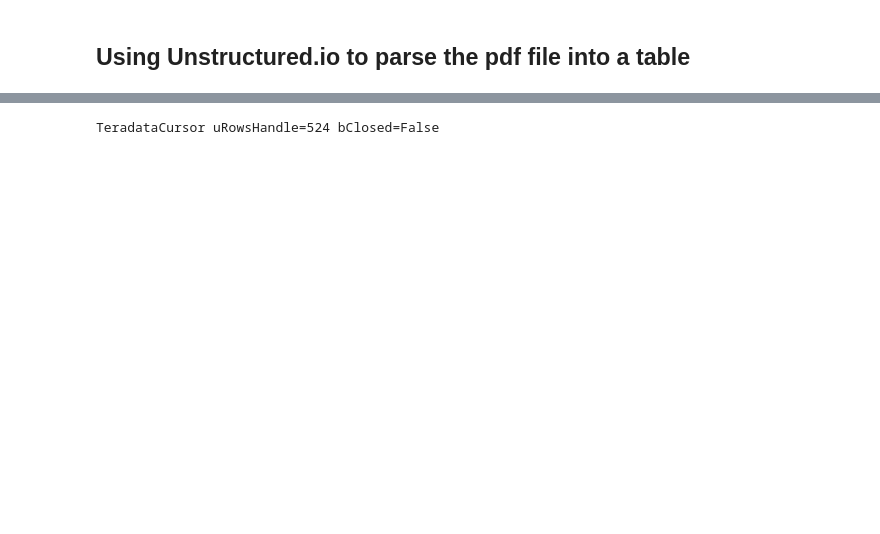
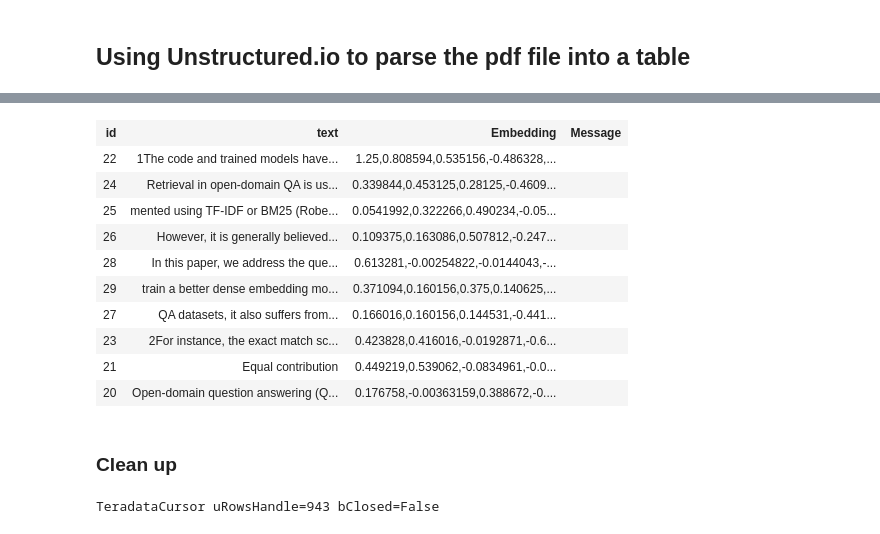
Before and after one commit to Teradata/vector-store-examples, a Jupyter notebook: Vector_Store_Enablement_SQL/Building_Vectors_from_PDFs.ipynb, the cells around one changed output, grey strips where cells are left out. Saved outputs shown, nothing was run; the diff lists cells and outputs as text; code cells hidden in the pictures; blank space fills up the shorter version.

```diff
--- a/Vector_Store_Enablement_SQL/Building_Vectors_from_PDFs.ipynb
+++ b/Vector_Store_Enablement_SQL/Building_Vectors_from_PDFs.ipynb
@@ -143,0 +159,5 @@ TeradataCursor uRowsHandle=727 bClosed=False
+# %%
+#View text and embeddings
+df_embeddings = DataFrame.from_query("SELECT * FROM pdf_embeddings WHERE id >= 20;")
+df_embeddings.head(10)
+# %% [output]
@@ -144,7 +165,23 @@ TeradataCursor uRowsHandle=727 bClosed=False
+| id | text | Embedding | Message |
+| 22 | 1The code and trained models have... | 1.25,0.808594,0.535156,-0.486328,... |  |
+| 24 | Retrieval in open-domain QA is us... | 0.339844,0.453125,0.28125,-0.4609... |  |
+| 25 | mented using TF-IDF or BM25 (Robe... | 0.0541992,0.322266,0.490234,-0.05... |  |
+| 26 | However, it is generally believed... | 0.109375,0.163086,0.507812,-0.247... |  |
+| 28 | In this paper, we address the que... | 0.613281,-0.00254822,-0.0144043,-... |  |
+| 29 | train a better dense embedding mo... | 0.371094,0.160156,0.375,0.140625,... |  |
+| 27 | QA datasets, it also suffers from... | 0.166016,0.160156,0.144531,-0.441... |  |
+| 23 | 2For instance, the exact match sc... | 0.423828,0.416016,-0.0192871,-0.6... |  |
+| 21 | Equal contribution | 0.449219,0.539062,-0.0834961,-0.0... |  |
+| 20 | Open-domain question answering (Q... | 0.176758,-0.00363159,0.388672,-0.... |  |
+# %% [markdown]
+### Clean up
 # %%
-#Drop the table
+#Drop the tables
 execute_sql("""
 DROP TABLE pdf_elements;
 """)
+execute_sql("""
+DROP TABLE pdf_embeddings;
+""")
 # %% [output]
-TeradataCursor uRowsHandle=524 bClosed=False
+TeradataCursor uRowsHandle=943 bClosed=False
```
Also changed, not shown: parts of 15 cells of this notebook.
